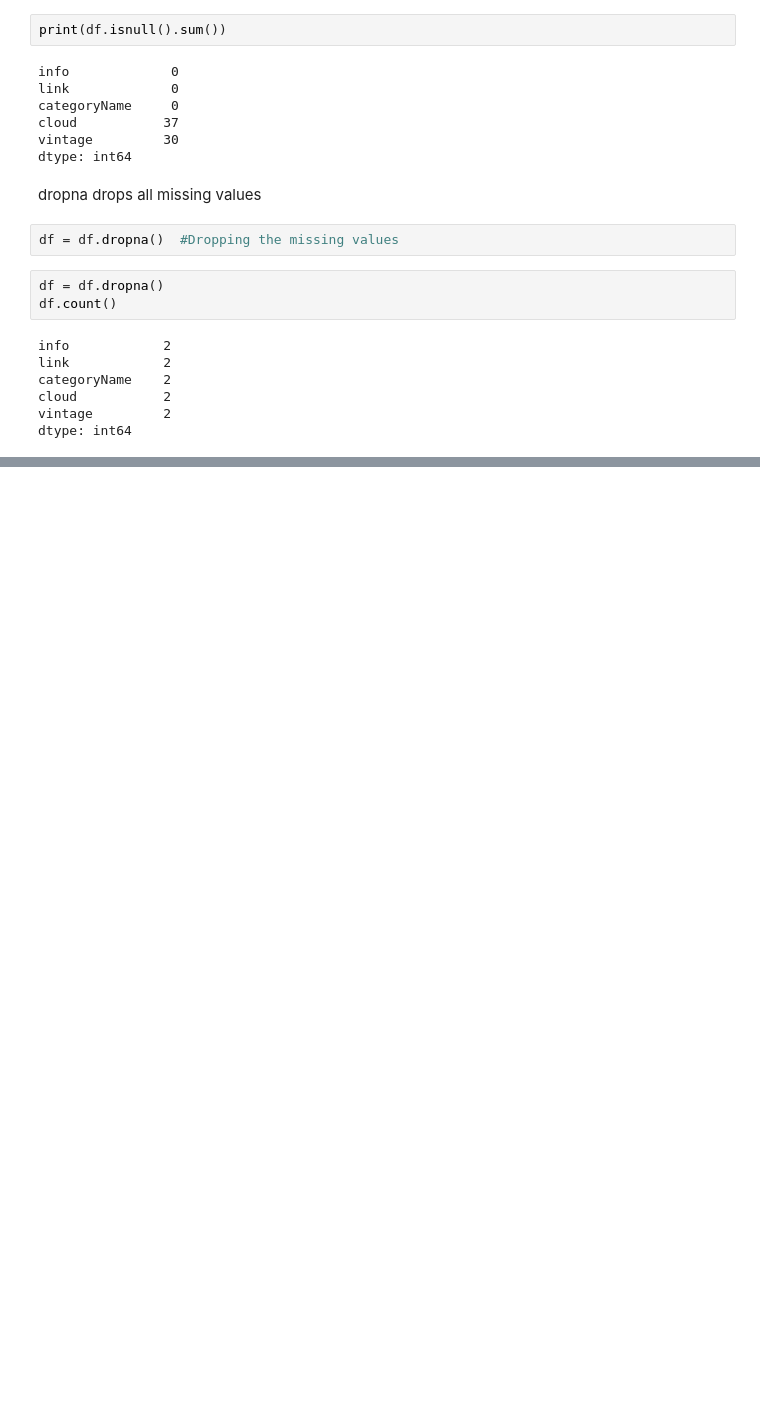
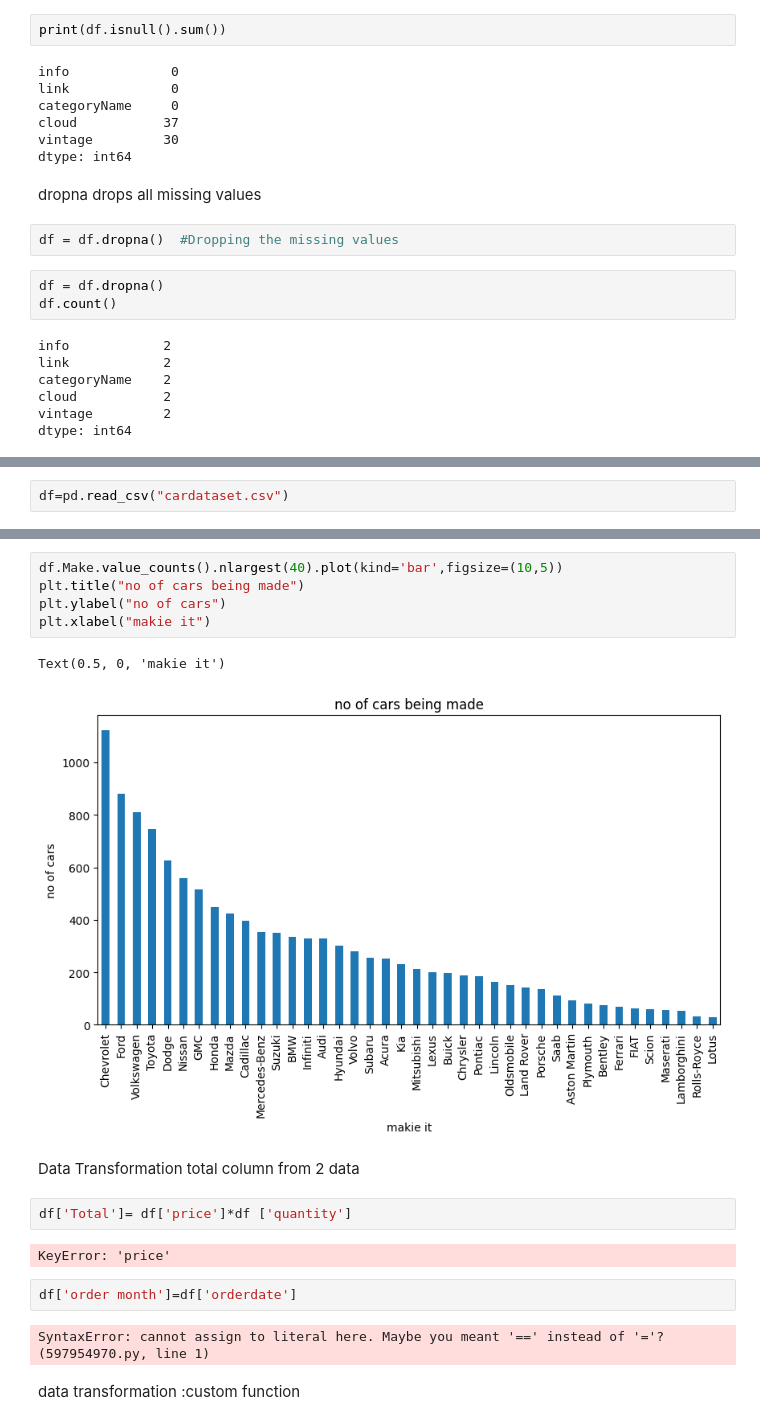
Before and after one commit to ESET0080/basic, a Jupyter notebook: Basics of Python/Exploratory Data Analysis.ipynb, the cells around one changed output, grey strips where cells are left out. Cells and saved outputs as stored; diff of their text form; blank space fills up the shorter version.

```diff
--- a/Basics of Python/Exploratory Data Analysis.ipynb
+++ b/Basics of Python/Exploratory Data Analysis.ipynb
@@ -129,0 +155,2 @@ dtype: int64
+# %%
+df=pd.read_csv("cardataset.csv")
@@ -129,0 +166,21 @@ dtype: int64
+# %%
+df.Make.value_counts().nlargest(40).plot(kind='bar',figsize=(10,5))
+plt.title("no of cars being made")
+plt.ylabel("no of cars")
+plt.xlabel("makie it")
+# %% [output]
+Text(0.5, 0, 'makie it')
+[figure, added]
+# %% [markdown]
+Data Transformation
+total column from 2 data
+# %%
+df['Total']= df['price']*df ['quantity']
+# %% [output]
+KeyError: 'price'
+# %%
+df['order month']=df['orderdate']
+# %% [output]
+SyntaxError: cannot assign to literal here. Maybe you meant '==' instead of '='? (597954970.py, line 1)
+# %% [markdown]
+data transformation :custom function
```
Also changed, not shown: parts of 12 cells of this notebook, 9 other files.
